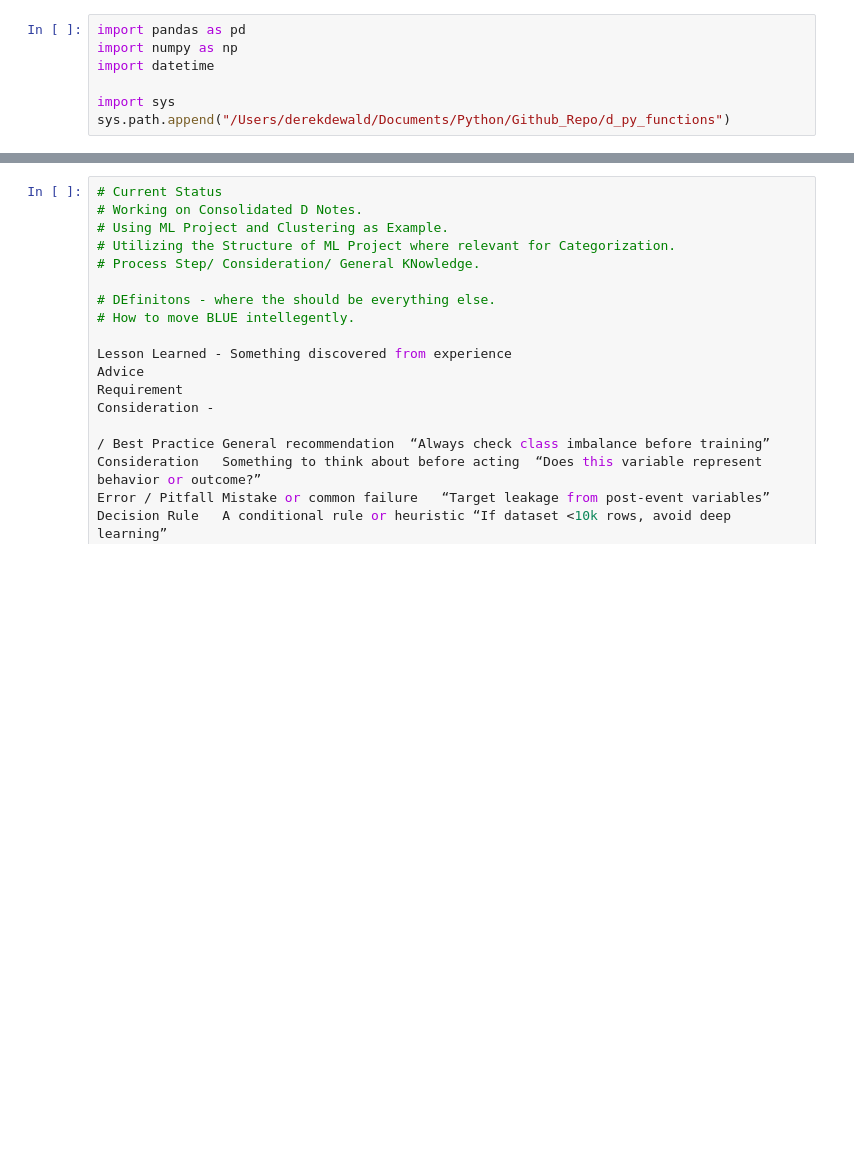
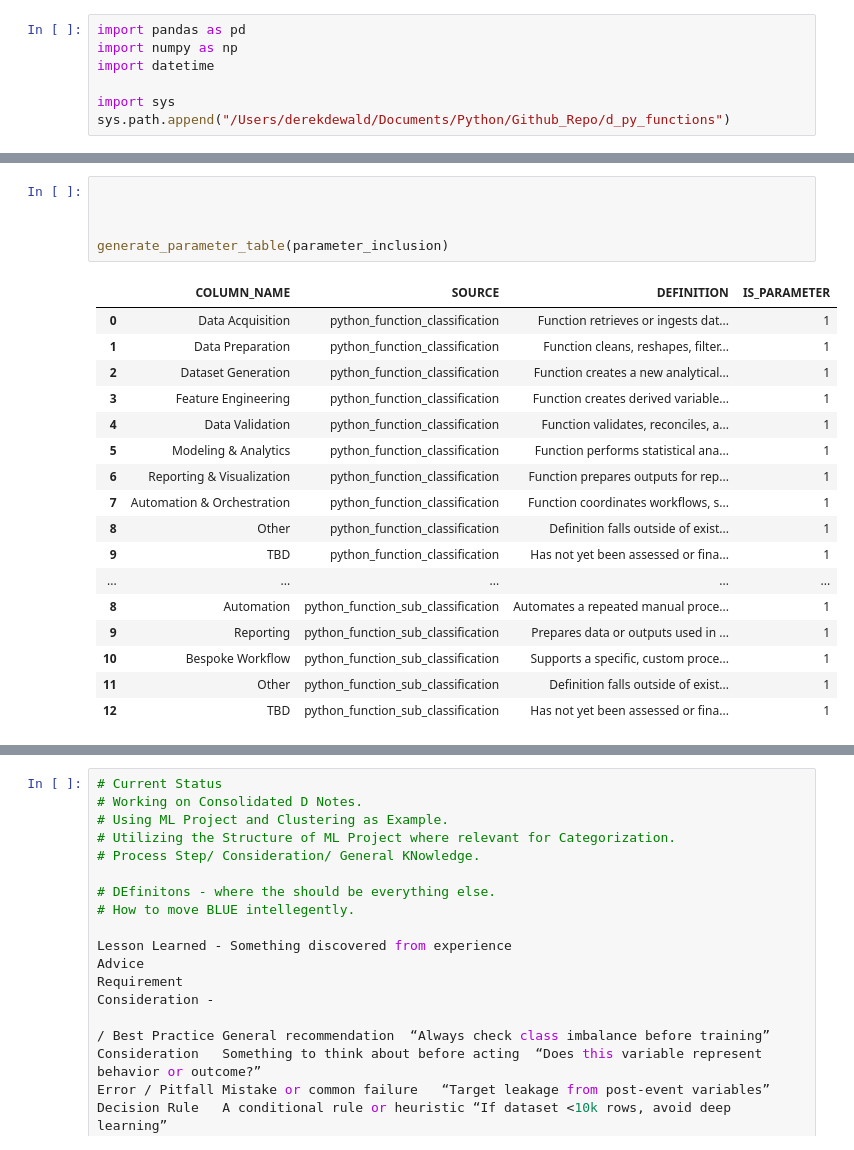
Before and after one commit to derek-dewald/Python_Tools, a Jupyter notebook: JupyterNotebooks/Untitled.ipynb, the cells around one changed output, grey strips where cells are left out. Drawn from its saved outputs; the diff is of its cells as text; blank space fills up the shorter version.

```diff
--- a/JupyterNotebooks/Untitled.ipynb
+++ b/JupyterNotebooks/Untitled.ipynb
@@ -7,0 +665,23 @@ sys.path.append("/Users/derekdewald/Documents/Python/Github_Repo/d_py_functions"
+# %%
+
+
+
+generate_parameter_table(parameter_inclusion)
+# %% [output]
+|  | COLUMN_NAME | SOURCE | DEFINITION | IS_PARAMETER |
+| 0 | Data Acquisition | python_function_classification | Function retrieves or ingests dat... | 1 |
+| 1 | Data Preparation | python_function_classification | Function cleans, reshapes, filter... | 1 |
+| 2 | Dataset Generation | python_function_classification | Function creates a new analytical... | 1 |
+| 3 | Feature Engineering | python_function_classification | Function creates derived variable... | 1 |
+| 4 | Data Validation | python_function_classification | Function validates, reconciles, a... | 1 |
+| 5 | Modeling & Analytics | python_function_classification | Function performs statistical ana... | 1 |
+| 6 | Reporting & Visualization | python_function_classification | Function prepares outputs for rep... | 1 |
+| 7 | Automation & Orchestration | python_function_classification | Function coordinates workflows, s... | 1 |
+| 8 | Other | python_function_classification | Definition falls outside of exist... | 1 |
+| 9 | TBD | python_function_classification | Has not yet been assessed or fina... | 1 |
+| ... | ... | ... | ... | ... |
+| 8 | Automation | python_function_sub_classification | Automates a repeated manual proce... | 1 |
+| 9 | Reporting | python_function_sub_classification | Prepares data or outputs used in ... | 1 |
+| 10 | Bespoke Workflow | python_function_sub_classification | Supports a specific, custom proce... | 1 |
+| 11 | Other | python_function_sub_classification | Definition falls outside of exist... | 1 |
+| 12 | TBD | python_function_sub_classification | Has not yet been assessed or fina... | 1 |
```
Also changed, not shown: parts of 12 cells of this notebook, 49 other files.
